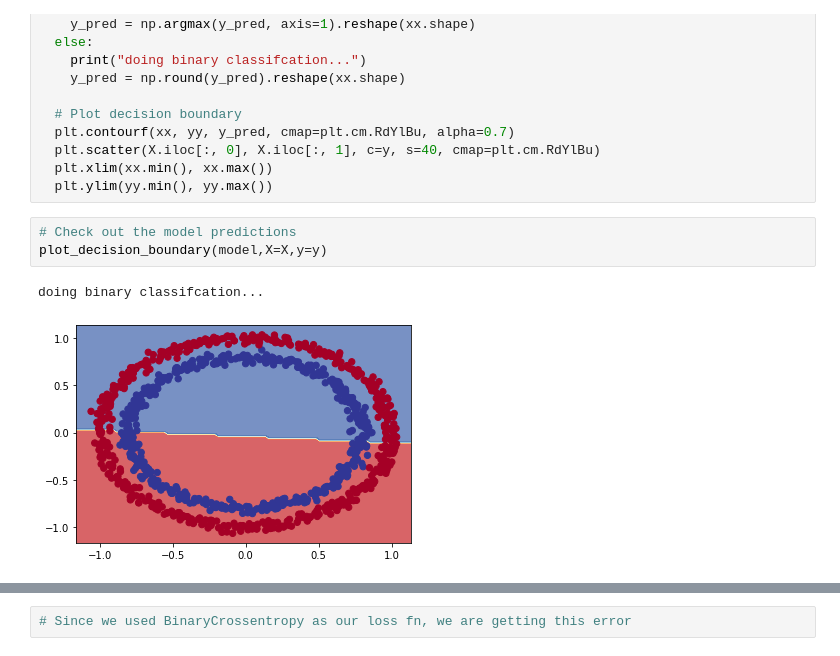
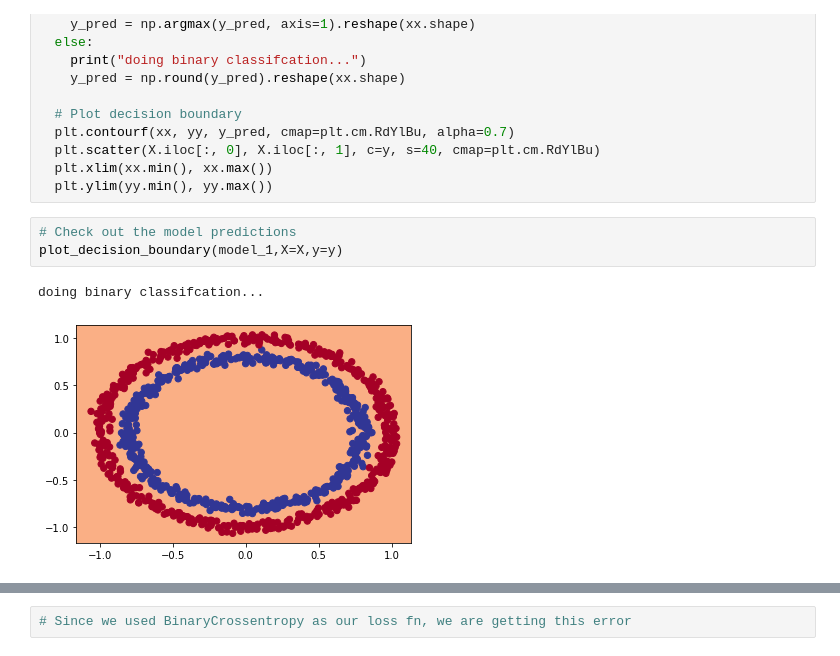
Before and after one commit to topguns837/Tensorflow-deeplearning, a Jupyter notebook: 02_neural_network_classification_with_tensorflow.ipynb, the cells around one changed output, grey strips where cells are left out. Saved outputs shown, nothing was run; the diff lists cells and outputs as text.

```diff
--- a/02_neural_network_classification_with_tensorflow.ipynb
+++ b/02_neural_network_classification_with_tensorflow.ipynb
@@ -300,10 +298,10 @@ def plot_decision_boundary(model, X, y):
   plt.ylim(yy.min(), yy.max())
 # %%
 # Check out the model predictions
-plot_decision_boundary(model,X=X,y=y)
+plot_decision_boundary(model_1,X=X,y=y)
 # %% [output]
 doing binary classifcation...
-[figure, old version]
+[figure, new version]
 # %%
 # Let's see if our model can be used for a regression problem...
 
```
Also changed, not shown: parts of 74 cells of this notebook.
